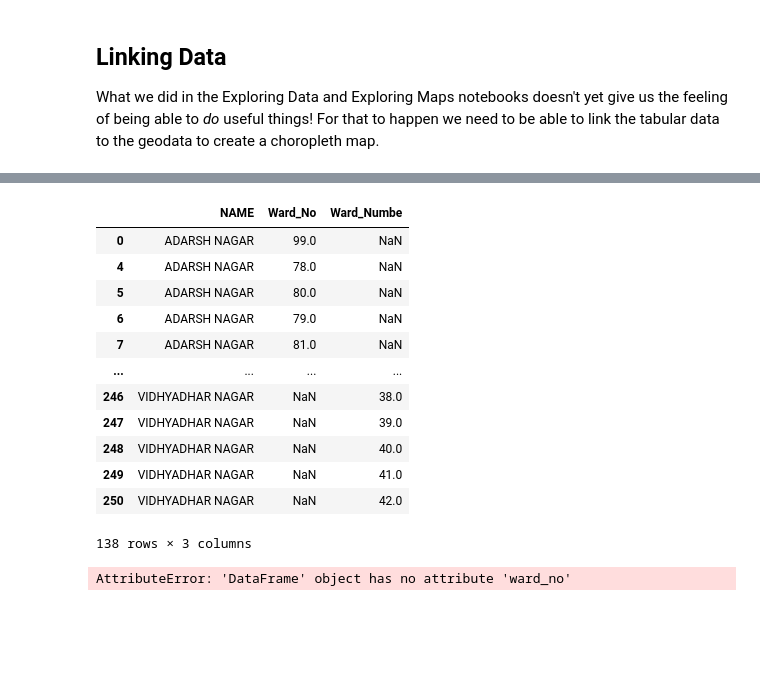
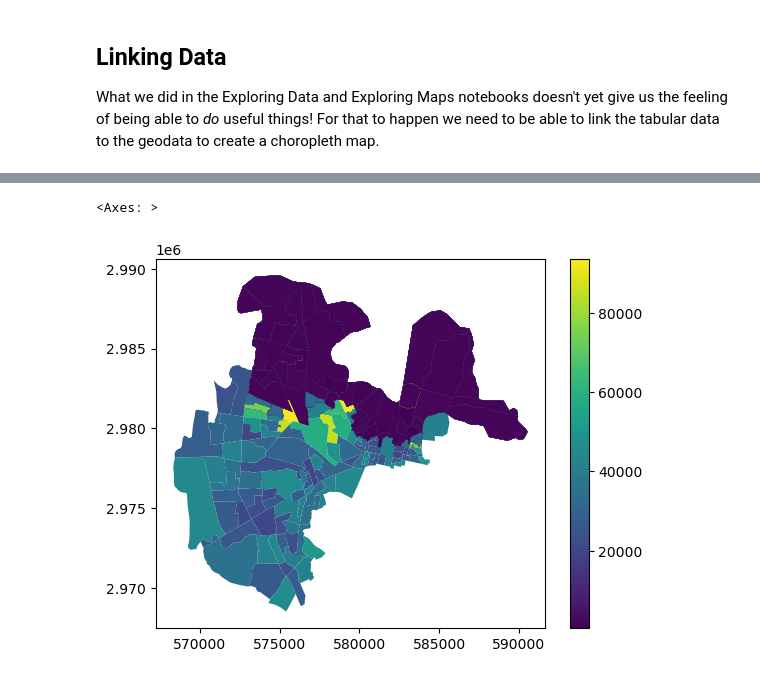
Before and after one commit to jreades/jaipur, a Jupyter notebook: practicals/Linking_Data.ipynb, the cells around one changed output, grey strips where cells are left out. Drawn from its saved outputs; the diff is of its cells as text; code cells hidden in the pictures; blank space fills up the shorter version.

Commit message:
More tweaks. Have some real issues with linking the data.

```diff
--- a/practicals/Linking_Data.ipynb
+++ b/practicals/Linking_Data.ipynb
@@ -81,20 +79,5 @@ df.columns.to_list()
-# %%
-gdf[~gdf.Ward_No.isin(ward_gdf.index)][['NAME','Ward_No','Ward_Numbe']]
-# %% [output]
-|  | NAME | Ward_No | Ward_Numbe |
-| 0 | ADARSH NAGAR | 99.0 | NaN |
-| 4 | ADARSH NAGAR | 78.0 | NaN |
-| 5 | ADARSH NAGAR | 80.0 | NaN |
-| 6 | ADARSH NAGAR | 79.0 | NaN |
-| 7 | ADARSH NAGAR | 81.0 | NaN |
-| ... | ... | ... | ... |
-| 246 | VIDHYADHAR NAGAR | NaN | 38.0 |
-| 247 | VIDHYADHAR NAGAR | NaN | 39.0 |
-| 248 | VIDHYADHAR NAGAR | NaN | 40.0 |
-| 249 | VIDHYADHAR NAGAR | NaN | 41.0 |
-| 250 | VIDHYADHAR NAGAR | NaN | 42.0 |
-138 rows × 3 columns
 # %%
-df[~df.ward_no.isin(ward_gdf.index)][['ward','area']]
+ward_gdf.plot(column='TOT_P', cmap='viridis', legend=True)
 # %% [output]
-AttributeError: 'DataFrame' object has no attribute 'ward_no'
+<Axes: >
+[figure, added]
```
Also changed, not shown: parts of 17 cells of this notebook, 2 other files.
